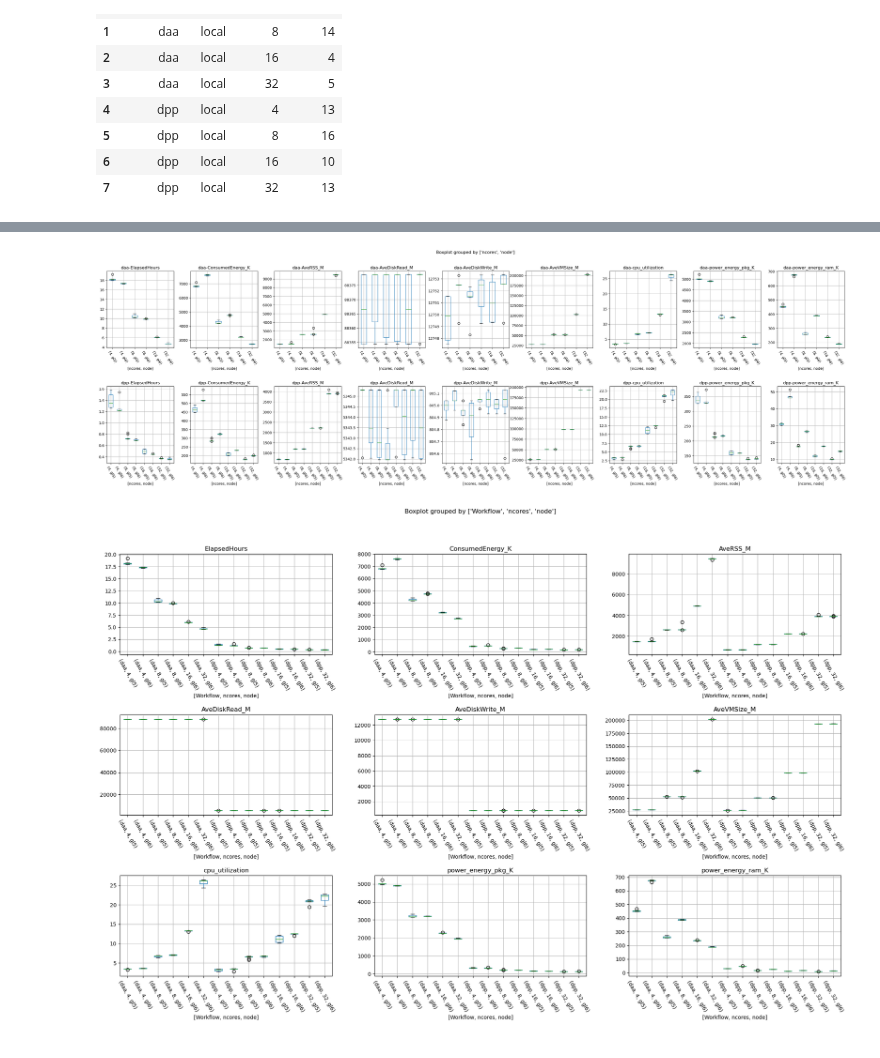
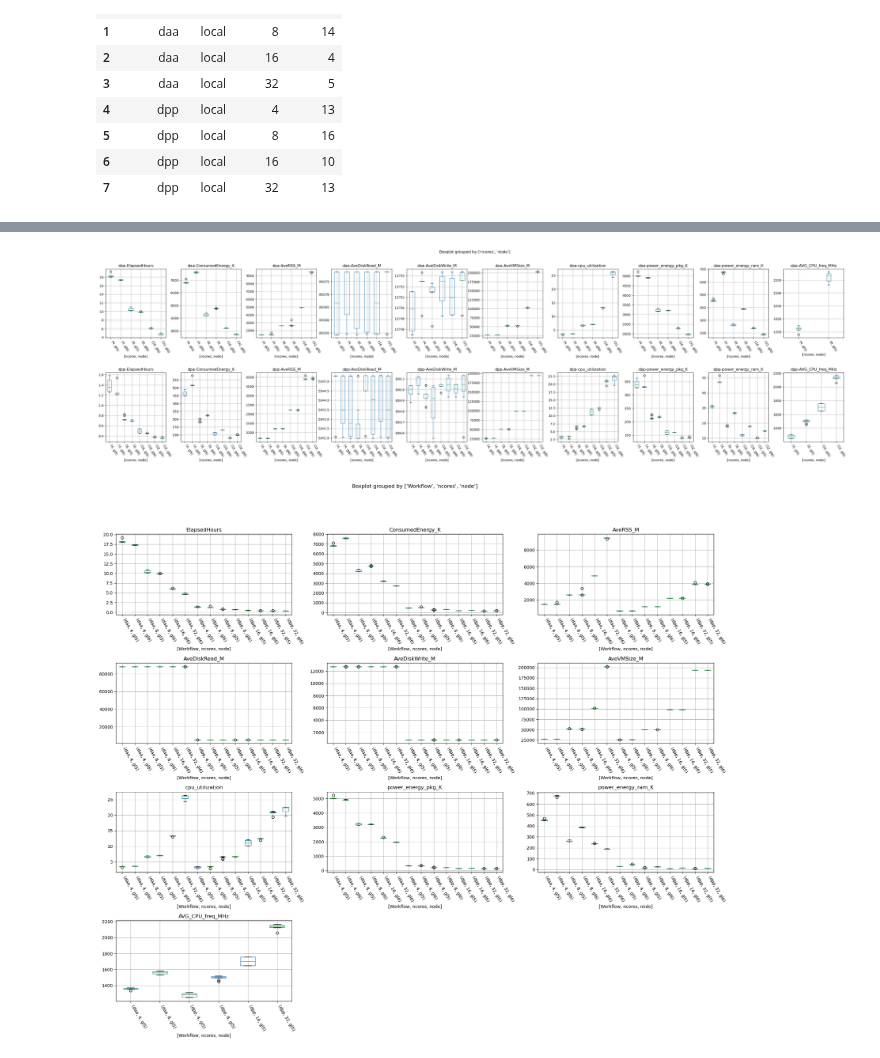
Before and after one commit to dmitrijs-voronovs/haddock-energy-consumption-optimization, a Jupyter notebook: data_analysis/OverallAnalysis.ipynb, the cells around one changed output, grey strips where cells are left out. Drawn from its saved outputs; the diff is of its cells as text; code cells hidden in the pictures.

```diff
--- a/data_analysis/OverallAnalysis.ipynb
+++ b/data_analysis/OverallAnalysis.ipynb
@@ -6,11 +6,11 @@ import regex as re
 from IPython.core.display_functions import display
 # %%
 data_dir = "./exp-local/data"
-perf_data_dir = "./exp-local/data/info"
+info_data_dir = "./exp-local/data/info"
 
 
-def import_perf_data(dir):
-    all_files = Path(dir).glob('perf.*.csv')
+def import_info_data(dir, pattern):
+    all_files = Path(dir).glob(pattern)
     all_data = [pd.read_csv(path, index_col=None) for path in all_files]
     return pd.concat(all_data, axis=0, ignore_index=True)
 
@@ -22,10 +22,12 @@ def import_data(dir):
 
 
 data = import_data(data_dir)
-energy = import_perf_data(perf_data_dir)
+energy = import_info_data(info_data_dir, 'perf.*.csv')
+frequency = import_info_data(info_data_dir, 'cpu_freq_avg.*.csv')
 
 data.JobName = data.JobName.replace('batch', method='ffill')
 data = pd.merge(data, energy, on='JobName', how='left')
+data = pd.merge(data, frequency, on='JobName', how='left')
 
 data
 # %% [output]
@@ -85,7 +87,7 @@ def extract_params_from_local_file_name(dat):
 
 def append_job_data_columns(dat):
     for column in ['ConsumedEnergy', 'AveRSS', 'AveDiskRead', 'AveDiskWrite', 'AveVMSize', 'power_energy_pkg',
-                   'power_energy_ram']:
+                   'power_energy_ram', 'AVG_CPU_freq_MHz']:
         dat[column] = dat[column].apply(convert_to_numeric)
         dat[f"{column}_K"] = dat[column] / 1000
         dat[f"{column}_M"] = dat[column] / 1_000_000
@@ -378,24 +380,24 @@ ax.set_xticklabels(ax.get_xticklabels(), rotation=-60)
 # %%
 # draw two plots based on workflow containing multiple boxplots with data_for_analysis distribution curve for each (ncores,node) agains ConsumedEnergy, then 2 plots agains AveRSS, AveDiskRead, AveDiskWrite, AveVMSize. Add titles to plots with workflow name. Make sure that it is one big plot that contains all the subplots.
 columns_to_plot = ['ElapsedHours', 'ConsumedEnergy_K', 'AveRSS_M', 'AveDiskRead_M', 'AveDiskWrite_M', 'AveVMSize_M',
-                   'cpu_utilization', 'power_energy_pkg_K', 'power_energy_ram_K']
+                   'cpu_utilization', 'power_energy_pkg_K', 'power_energy_ram_K', 'AVG_CPU_freq_MHz']
 nrows = 2
 ncols = len(columns_to_plot)
 fig, ax = plt.subplots(nrows=nrows, ncols=ncols, figsize=(ncols * 4, nrows * 5))
 for j, workflow in enumerate(data_for_analysis.Workflow.unique()):
-    for i, column in enumerate(
-            columns_to_plot):
-        data_for_analysis[data_for_analysis.Workflow == workflow].boxplot(column=column, by=['ncores', 'node'],
-                                                                          ax=ax[j, i])
+    for i, column in enumerate(columns_to_plot):
+        data_for_analysis[data_for_analysis.Workflow == workflow].dropna(subset=column).boxplot(column=column,
+                                                                                                by=['ncores', 'node'],
+                                                                                                ax=ax[j, i])
         ax[j, i].set_title(f"{workflow}-{column}")
-        ax[j, i].set_xticklabels(ax[j, i].get_xticklabels(), rotation=-60)
+        ax[j, i].set_xticklabels(ax[j, i].get_xticklabels(), rotation=-60, ha="left")
         # next to every boxplot box show data_for_analysis distribution
 
 fig.subplots_adjust(hspace=0.5, wspace=0.25)
 
 fig.savefig('boxplot-overview-by-workflows.png')
 # %% [output]
-[figure, old version]
+[figure, new version]
 # %%
 import math
 
@@ -404,12 +406,17 @@ nrows = math.ceil(len(columns_to_plot) / ncols)
 fig, ax = plt.subplots(nrows=nrows, ncols=ncols, figsize=(ncols * 8, nrows * 5))
 for i, column in enumerate(
         columns_to_plot):
-    data_for_analysis.boxplot(column=column, by=['Workflow', 'ncores', 'node'], ax=ax[i // 3, i % 3])
+    data_for_analysis.dropna(subset=column).boxplot(column=column, by=['Workflow', 'ncores', 'node'],
+                                                    ax=ax[i // 3, i % 3])
     ax[i // 3, i % 3].set_title(column)
-    ax[i // 3, i % 3].set_xticklabels(ax[i // 3, i % 3].get_xticklabels(), rotation=-60)
+    ax[i // 3, i % 3].set_xticklabels(ax[i // 3, i % 3].get_xticklabels(), rotation=-60, ha="left")
+
+if len(columns_to_plot) < ncols * nrows:
+    for i in range(len(columns_to_plot), ncols * nrows):
+        ax[i // 3, i % 3].axis('off')
 
 fig.subplots_adjust(hspace=0.6)
 
 fig.savefig('boxplot-overview.png')
 # %% [output]
-[figure, old version]
+[figure, new version]
```
Also changed, not shown: parts of 6 cells of this notebook, 9 other files.
